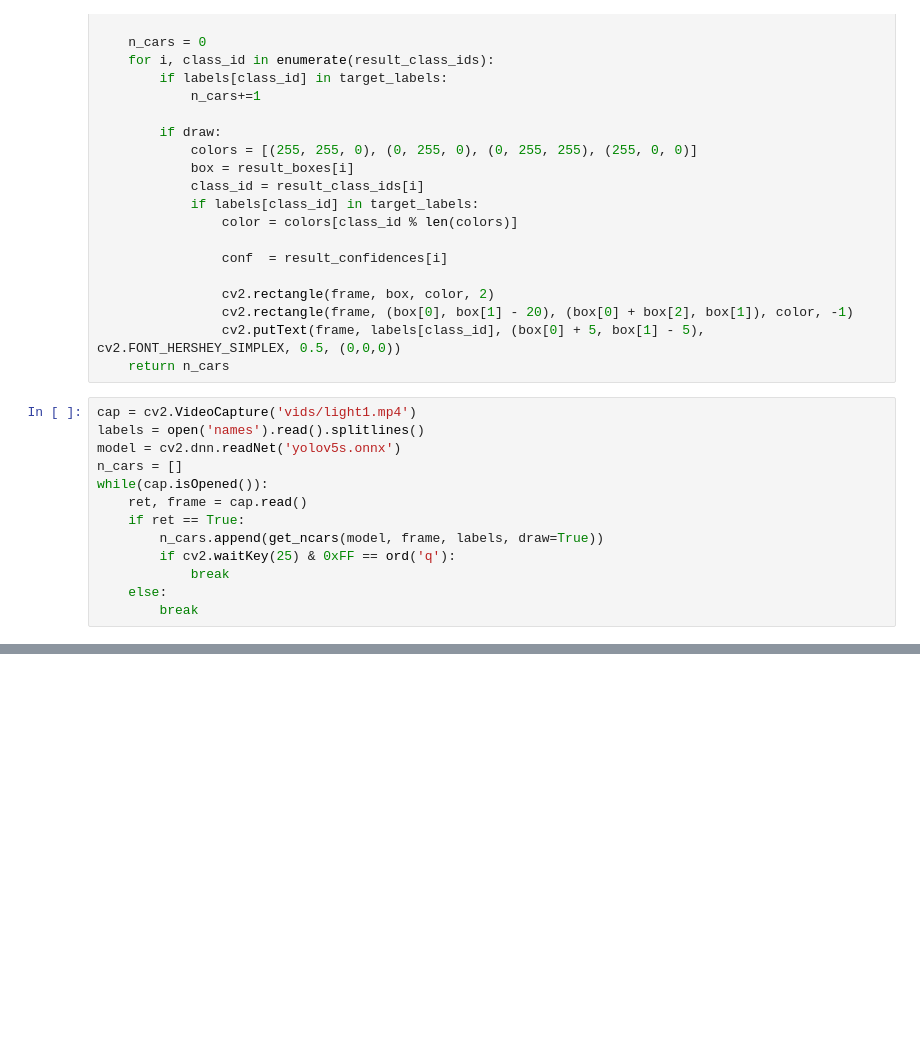
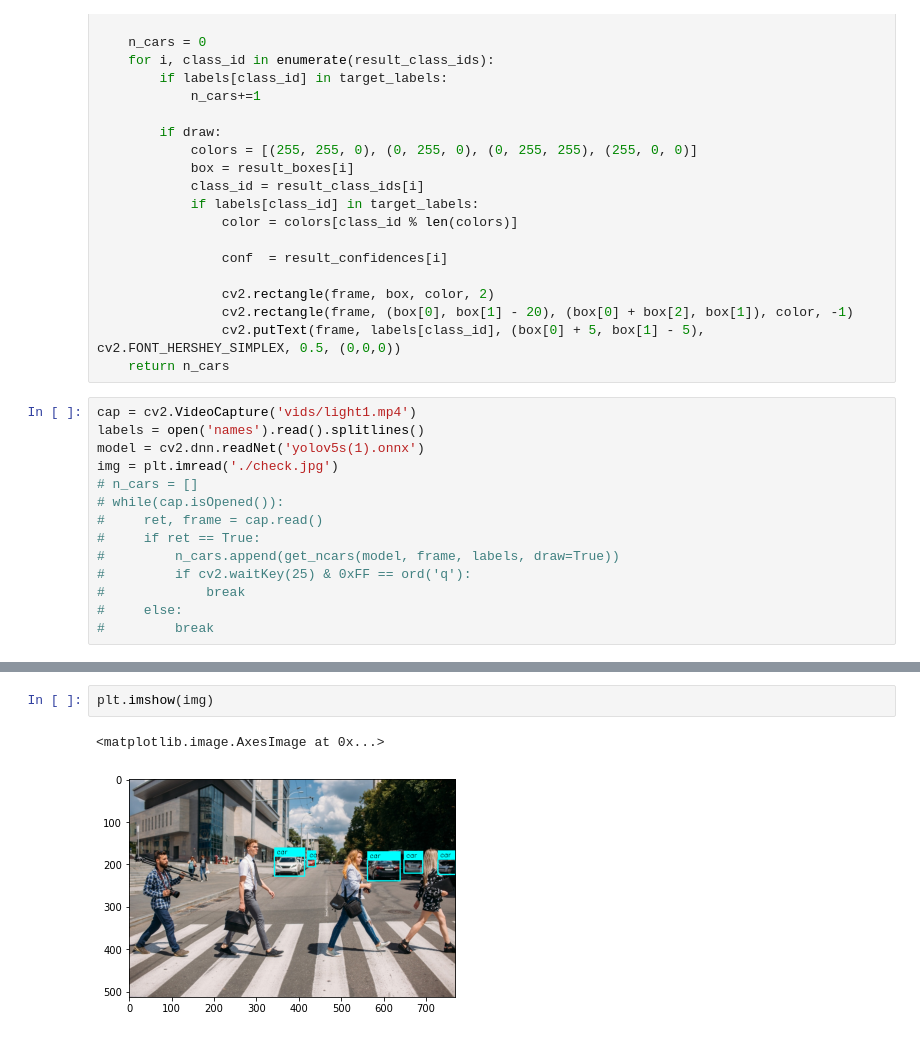
Before and after one commit to BGDNick/Watching-a-Crosswalk, a Jupyter notebook: YOLO baseline.ipynb, the cells around one changed output, grey strips where cells are left out. Drawn from its saved outputs; the diff is of its cells as text; blank space fills up the shorter version.

```diff
--- a/YOLO baseline.ipynb
+++ b/YOLO baseline.ipynb
@@ -90,13 +91,14 @@ def get_ncars(model, frame, labels, draw=False):
 # %%
 cap = cv2.VideoCapture('vids/light1.mp4')
 labels = open('names').read().splitlines()
-model = cv2.dnn.readNet('yolov5s.onnx')
-n_cars = []
-while(cap.isOpened()):
-    ret, frame = cap.read()
-    if ret == True:
-        n_cars.append(get_ncars(model, frame, labels, draw=True))
-        if cv2.waitKey(25) & 0xFF == ord('q'):
-            break
-    else:
-        break
+model = cv2.dnn.readNet('yolov5s(1).onnx')
+img = plt.imread('./check.jpg')
+# n_cars = []
+# while(cap.isOpened()):
+#     ret, frame = cap.read()
+#     if ret == True:
+#         n_cars.append(get_ncars(model, frame, labels, draw=True))
+#         if cv2.waitKey(25) & 0xFF == ord('q'):
+#             break
+#     else:
+#         break
@@ -102,0 +111,5 @@ while(cap.isOpened()):
+# %%
+plt.imshow(img)
+# %% [output]
+<matplotlib.image.AxesImage at 0x...>
+[figure, added]
```
Also changed, not shown: parts of 2 cells of this notebook, 1 other file.
